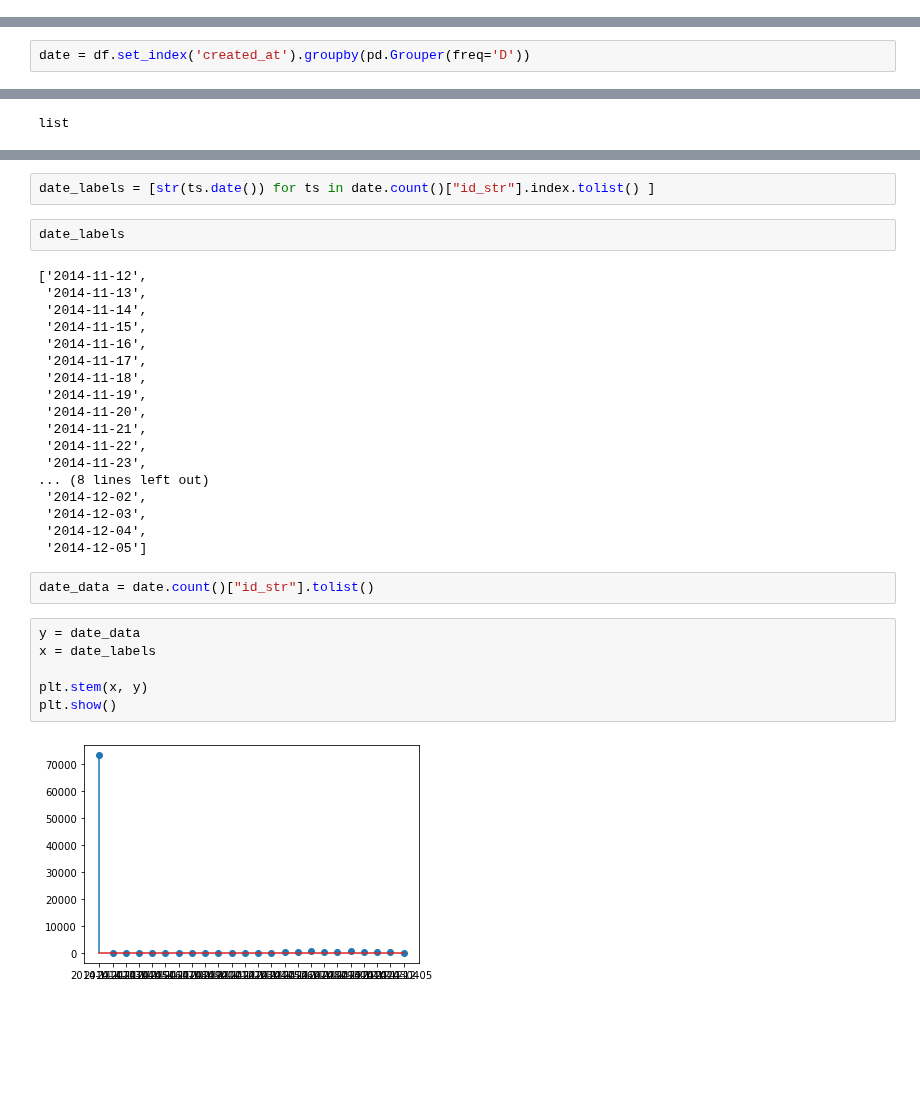
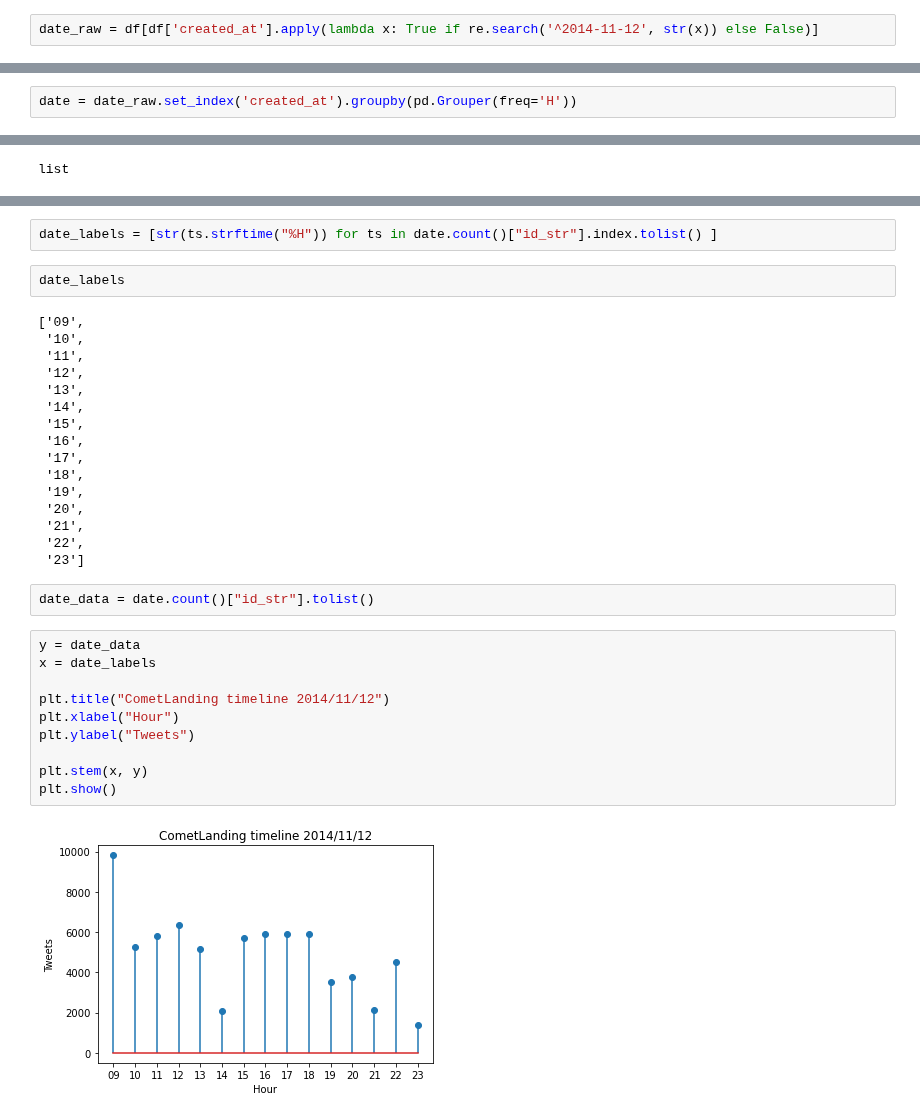
Before and after one commit to evannicholas/CS2006P, a Jupyter notebook: notebooks/CometLanding.ipynb, the cells around one changed output, grey strips where cells are left out. Saved outputs shown, nothing was run; the diff lists cells and outputs as text; blank space fills up the shorter version.

Commit message:
Timeline graph

```diff
--- a/notebooks/CometLanding.ipynb
+++ b/notebooks/CometLanding.ipynb
@@ -567,3 +567,5 @@ ax.set_title("CometLanding tweets category",y=1.5,
 plt.show()
 # %% [output]
 [figure]
+# %%
+date_raw = df[df['created_at'].apply(lambda x: True if re.search('^2014-11-12', str(x)) else False)]
@@ -570,2 +588,2 @@ plt.show()
 # %%
-date = df.set_index('created_at').groupby(pd.Grouper(freq='D'))
+date = date_raw.set_index('created_at').groupby(pd.Grouper(freq='H'))
@@ -576,32 +634,34 @@ list
 # %%
-date_labels = [str(ts.date()) for ts in date.count()["id_str"].index.tolist() ]
+date_labels = [str(ts.strftime("%H")) for ts in date.count()["id_str"].index.tolist() ]
 # %%
 date_labels
 # %% [output]
-['2014-11-12',
- '2014-11-13',
- '2014-11-14',
- '2014-11-15',
- '2014-11-16',
- '2014-11-17',
- '2014-11-18',
- '2014-11-19',
- '2014-11-20',
- '2014-11-21',
- '2014-11-22',
- '2014-11-23',
-... (8 lines left out)
- '2014-12-02',
- '2014-12-03',
- '2014-12-04',
- '2014-12-05']
+['09',
+ '10',
+ '11',
+ '12',
+ '13',
+ '14',
+ '15',
+ '16',
+ '17',
+ '18',
+ '19',
+ '20',
+ '21',
+ '22',
+ '23']
 # %%
 date_data = date.count()["id_str"].tolist()
 # %%
 y = date_data
 x = date_labels
 
+plt.title("CometLanding timeline 2014/11/12")
+plt.xlabel("Hour")
+plt.ylabel("Tweets")
+
 plt.stem(x, y)
 plt.show()
 # %% [output]
-[figure, old version]
+[figure, new version]
```
Also changed, not shown: parts of 4 cells of this notebook.
